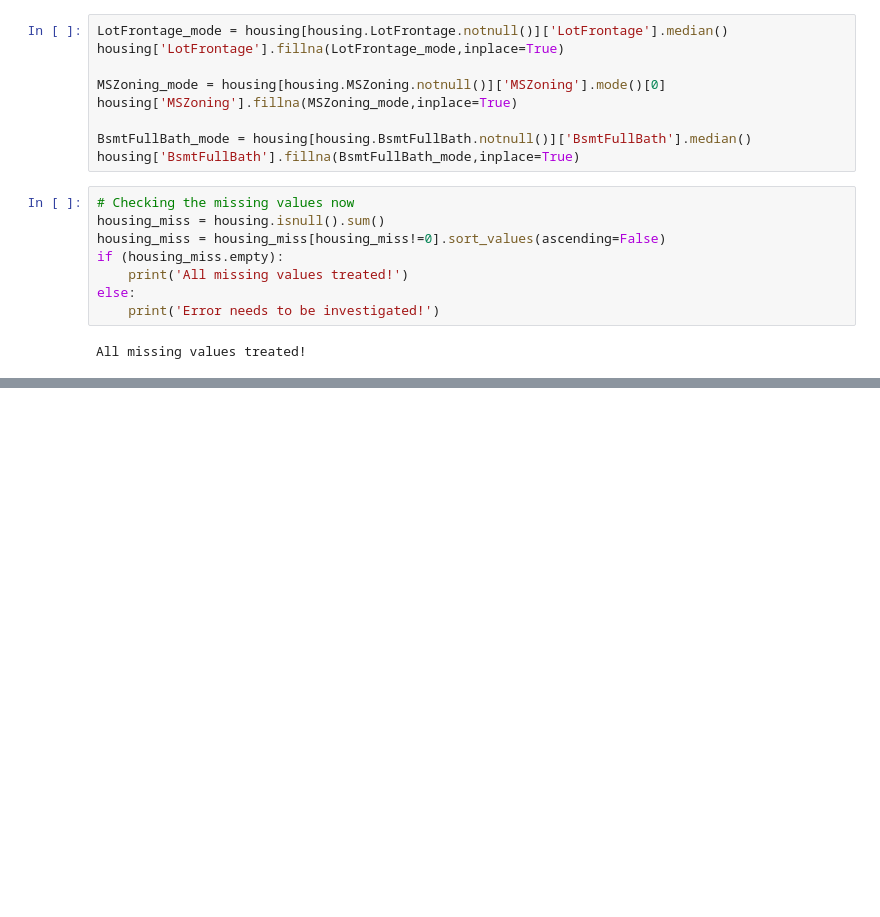
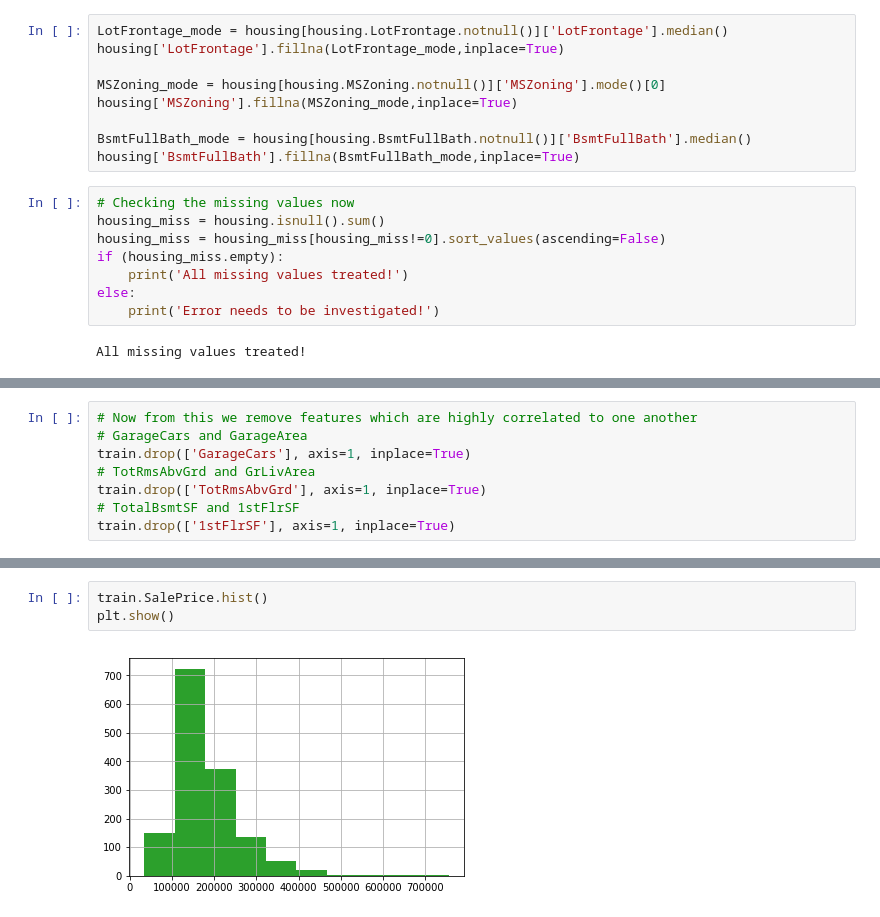
Before and after one commit to sneha-kathuria/advance-house-price, a Jupyter notebook: ipynb_notebook/Advance House Price .ipynb, the cells around one changed output, grey strips where cells are left out. Drawn from its saved outputs; the diff is of its cells as text; blank space fills up the shorter version.

```diff
--- a/ipynb_notebook/Advance House Price .ipynb
+++ b/ipynb_notebook/Advance House Price .ipynb
@@ -348,0 +438,8 @@ See the caveats in the documentation: http://pandas.pydata.org/pandas-docs/stabl
+# %%
+# Now from this we remove features which are highly correlated to one another
+# GarageCars and GarageArea
+train.drop(['GarageCars'], axis=1, inplace=True)
+# TotRmsAbvGrd and GrLivArea
+train.drop(['TotRmsAbvGrd'], axis=1, inplace=True)
+# TotalBsmtSF and 1stFlrSF
+train.drop(['1stFlrSF'], axis=1, inplace=True)
@@ -348,0 +459,5 @@ See the caveats in the documentation: http://pandas.pydata.org/pandas-docs/stabl
+# %%
+train.SalePrice.hist()
+plt.show()
+# %% [output]
+[figure, added]
```
Also changed, not shown: parts of 29 cells of this notebook.
